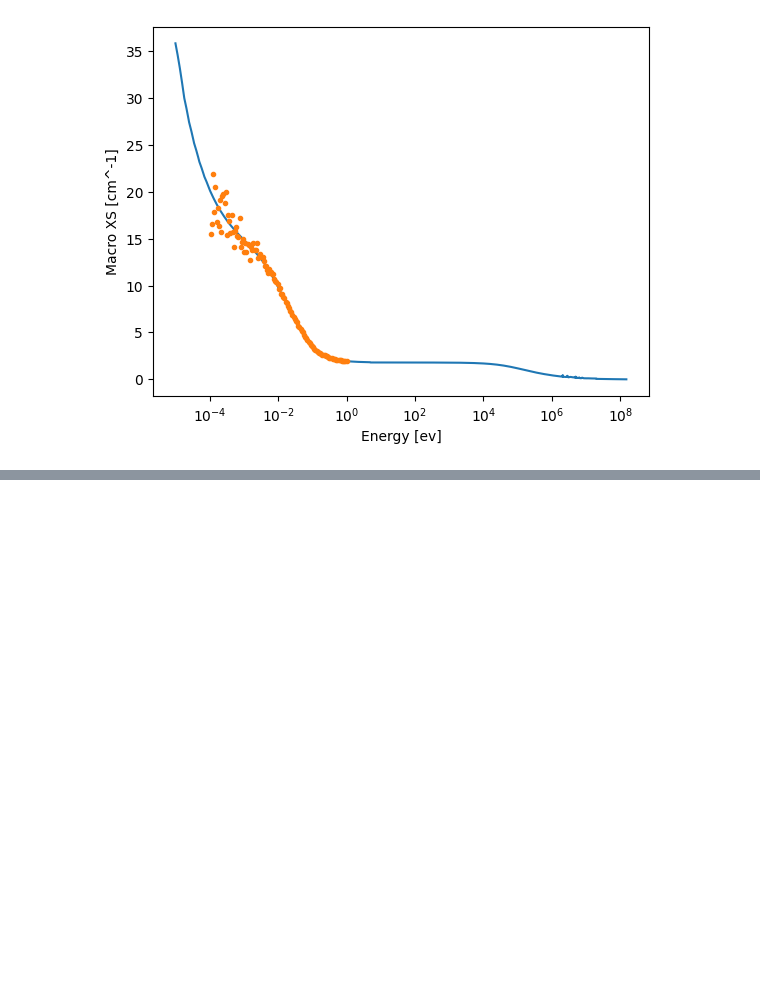
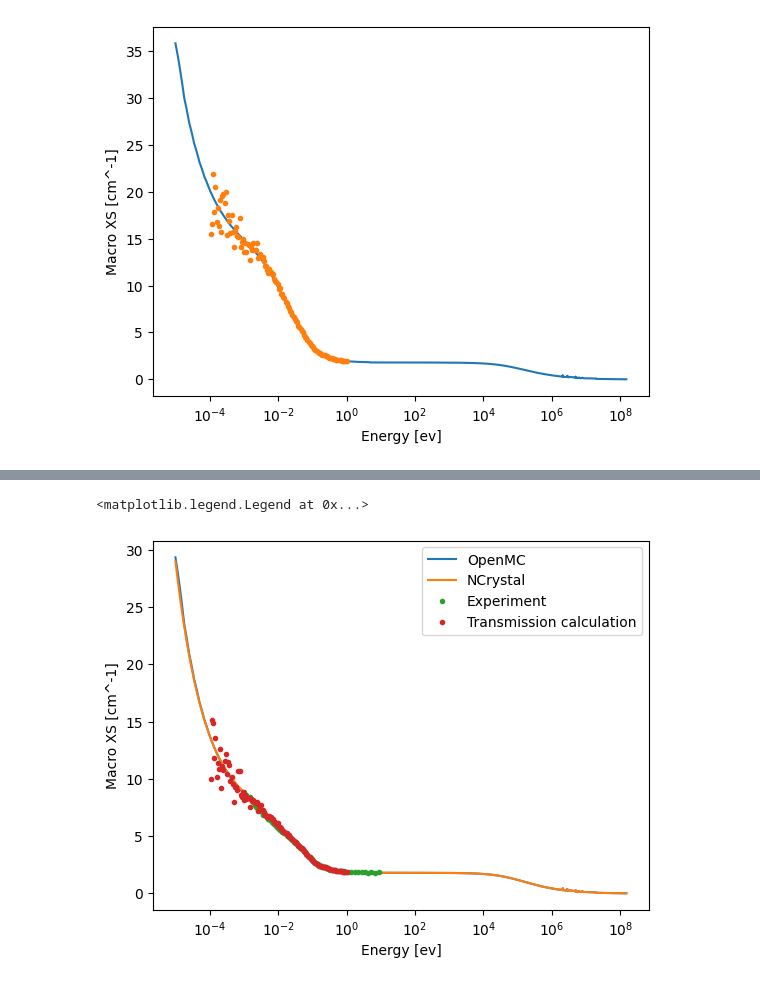
Before and after one commit to highness-eu/TSL_School, a Jupyter notebook: openmc/Examples/Transmission/TSL_School-Transmission.ipynb, the cells around one changed output, grey strips where cells are left out. Drawn from its saved outputs; the diff is of its cells as text; code cells hidden in the pictures; blank space fills up the shorter version.

```diff
--- a/openmc/Examples/Transmission/TSL_School-Transmission.ipynb
+++ b/openmc/Examples/Transmission/TSL_School-Transmission.ipynb
@@ -124,0 +278,12 @@ Text(0, 0.5, 'Macro XS [cm^-1]')
+# %%
+dx = 0.2 # cm
+m1 = openmc.Material()
+m1.add_elements_from_formula('CH2')
+m1.set_density('g/cm3', 0.92)
+m1.add_s_alpha_beta('c_H_in_CH2')
+
+model = create_model(m1, slab_thickness=dx)
+model.export_to_xml()
+# %%
+!rm summary.h5 statepoint.10.h5
+openmc.run(output=True)
@@ -124,0 +308,16 @@ Text(0, 0.5, 'Macro XS [cm^-1]')
+# %%
+E1_fix, phi1_fix = get_incident_tally('statepoint.10.h5')
+E2_fix, phi2_fix = get_transmitted_tally('statepoint.10.h5')
+# %%
+E, xs = openmc.calculate_cexs(m1, ['total'])
+# %%
+plt.semilogx(E, xs[0], label='OpenMC')
+plt.semilogx(E_nc, xs_nc[0], label='NCrystal' )
+plt.semilogx(E_exp, N_exp*xs_exp, '.', label='Experiment')
+plt.semilogx(E1_fix,-1/dx*np.log(phi2_fix/phi1_fix), '.', label='Transmission calculation')
+plt.xlabel('Energy [ev]')
+plt.ylabel('Macro XS [cm^-1]')
+plt.legend()
+# %% [output]
+<matplotlib.legend.Legend at 0x...>
+[figure, added]
```
Also changed, not shown: parts of 10 cells of this notebook.
